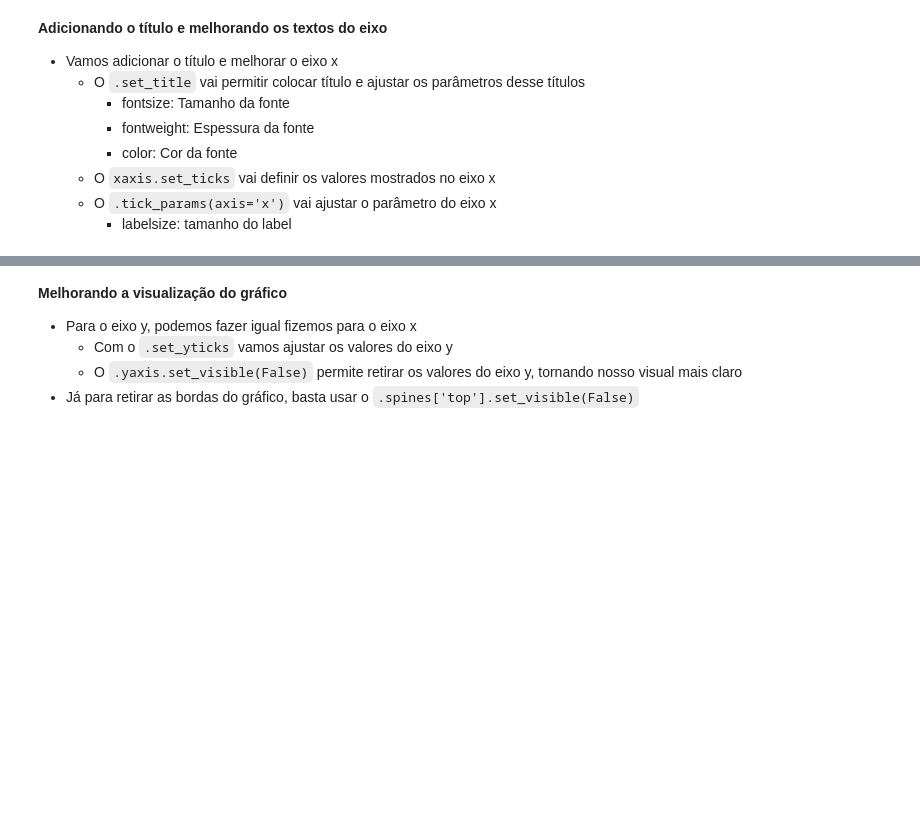
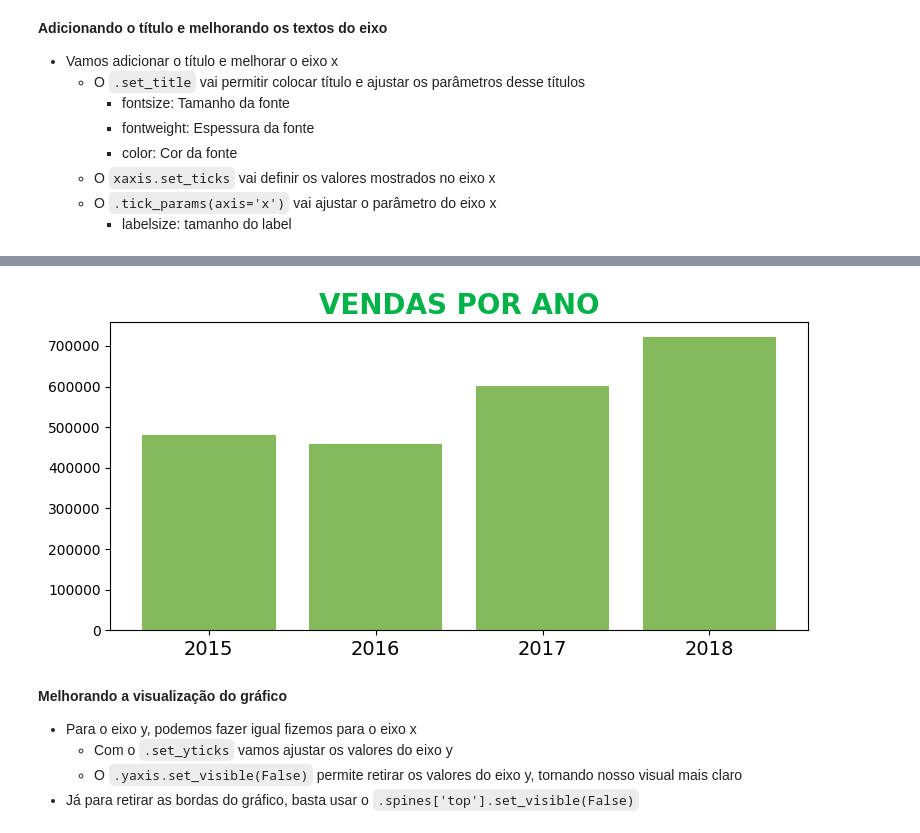
Before and after one commit to PauloViniciusR/PROJ_apresentacao_executiva, a Jupyter notebook: index.ipynb, the cells around one changed output, grey strips where cells are left out. Saved outputs shown, nothing was run; the diff lists cells and outputs as text; code cells hidden in the pictures; blank space fills up the shorter version.

```diff
--- a/index.ipynb
+++ b/index.ipynb
@@ -231,24 +227,25 @@ import numpy as np
 # %%
 fig,ax = plt.subplots(
-            figsize = (9,4) # Tamanho da figura
+            figsize = (9,4)
         )
 
-soma_ano = base.groupby("Ano")["Sales"].sum() # Valores que vamos usar para criar o nosso gráfico
-
+soma_ano = df_base.groupby("Ano")["Sales"].sum()
 ax.bar(soma_ano.index,soma_ano.values,
-       color="#84ba5b" # Cor das barras
+       color="#84ba5b"
       )
 
-ax.set_title("VENDAS POR ANO", # Título do gráfico
-             fontsize=20, # Tamanho da fonte
-             fontweight='bold', # Espessura da fonte
-             color='#00b247' # Cor da fonte
+ax.set_title("VENDAS POR ANO",
+             fontsize=20,
+             fontweight='bold',
+             color='#00b247'
             )
 
-ax.xaxis.set_ticks([2015,2016,2017,2018]) # Ajustando os valores de x
-ax.tick_params(axis='x',labelsize=14) # Melhorando o visual do eixo x
+ax.xaxis.set_ticks([2015,2016,2017,2018])
+ax.tick_params(axis='x',labelsize=14)
 
 plt.show()
+# %% [output]
+[figure, added]
 # %% [markdown]
 **Melhorando a visualização do gráfico**
 - Para o eixo y, podemos fazer igual fizemos para o eixo x
```
Also changed, not shown: parts of 7 cells of this notebook.
